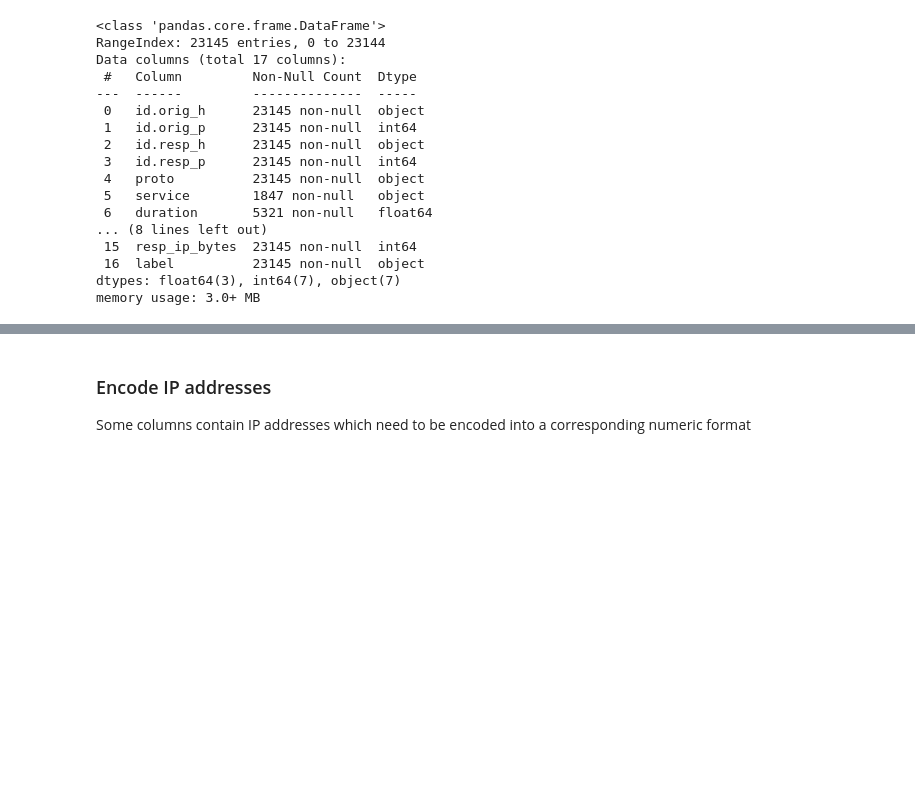
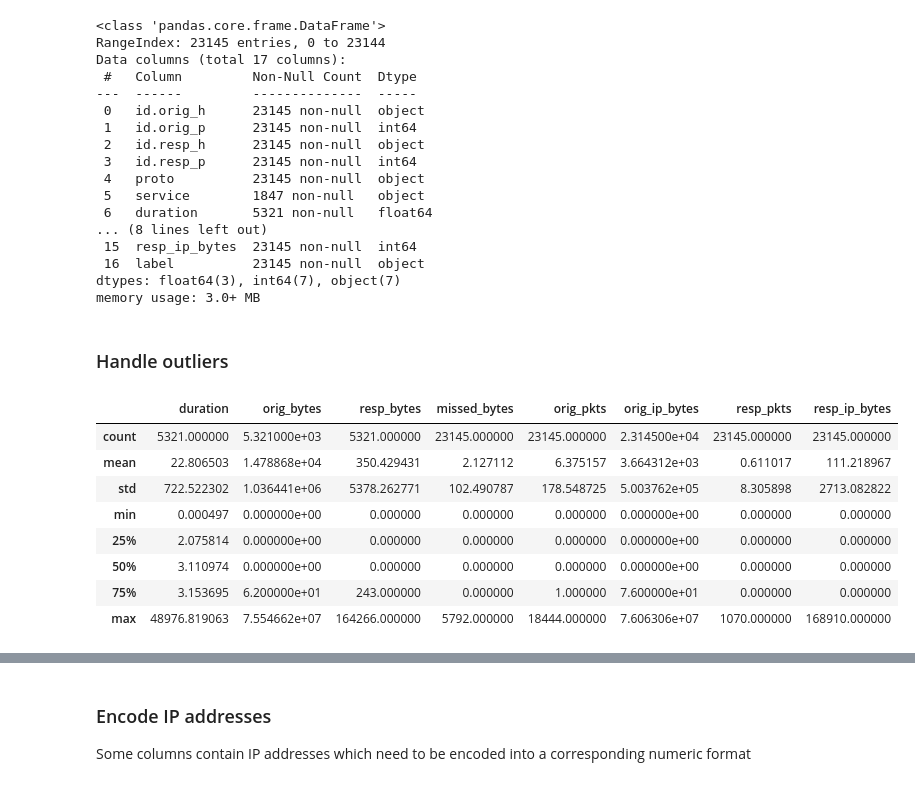
Before and after one commit to sinanw/ml-classification-malicious-network-traffic, a Jupyter notebook: main.ipynb, the cells around one changed output, grey strips where cells are left out. Drawn from its saved outputs; the diff is of its cells as text; code cells hidden in the pictures; blank space fills up the shorter version.

```diff
--- a/main.ipynb
+++ b/main.ipynb
@@ -183,3 +183,19 @@ Data columns (total 17 columns):
  16  label          23145 non-null  object
 dtypes: float64(3), int64(7), object(7)
 memory usage: 3.0+ MB
+# %% [markdown]
+### Handle outliers
+# %%
+#using describe() method to obtain some general statistics about the numerical features
+numerical_features = ["duration", "orig_bytes",	"resp_bytes", "missed_bytes", "orig_pkts",	"orig_ip_bytes", "resp_pkts", "resp_ip_bytes"]
+data_df[numerical_features].describe()
+# %% [output]
+|  | duration | orig_bytes | resp_bytes | missed_bytes | orig_pkts | orig_ip_bytes | resp_pkts | resp_ip_bytes |
+| count | 5321.000000 | 5.321000e+03 | 5321.000000 | 23145.000000 | 23145.000000 | 2.314500e+04 | 23145.000000 | 23145.000000 |
+| mean | 22.806503 | 1.478868e+04 | 350.429431 | 2.127112 | 6.375157 | 3.664312e+03 | 0.611017 | 111.218967 |
+| std | 722.522302 | 1.036441e+06 | 5378.262771 | 102.490787 | 178.548725 | 5.003762e+05 | 8.305898 | 2713.082822 |
+| min | 0.000497 | 0.000000e+00 | 0.000000 | 0.000000 | 0.000000 | 0.000000e+00 | 0.000000 | 0.000000 |
+| 25% | 2.075814 | 0.000000e+00 | 0.000000 | 0.000000 | 0.000000 | 0.000000e+00 | 0.000000 | 0.000000 |
+| 50% | 3.110974 | 0.000000e+00 | 0.000000 | 0.000000 | 0.000000 | 0.000000e+00 | 0.000000 | 0.000000 |
+| 75% | 3.153695 | 6.200000e+01 | 243.000000 | 0.000000 | 1.000000 | 7.600000e+01 | 0.000000 | 0.000000 |
+| max | 48976.819063 | 7.554662e+07 | 164266.000000 | 5792.000000 | 18444.000000 | 7.606306e+07 | 1070.000000 | 168910.000000 |
```
Also changed, not shown: parts of 6 cells of this notebook.
